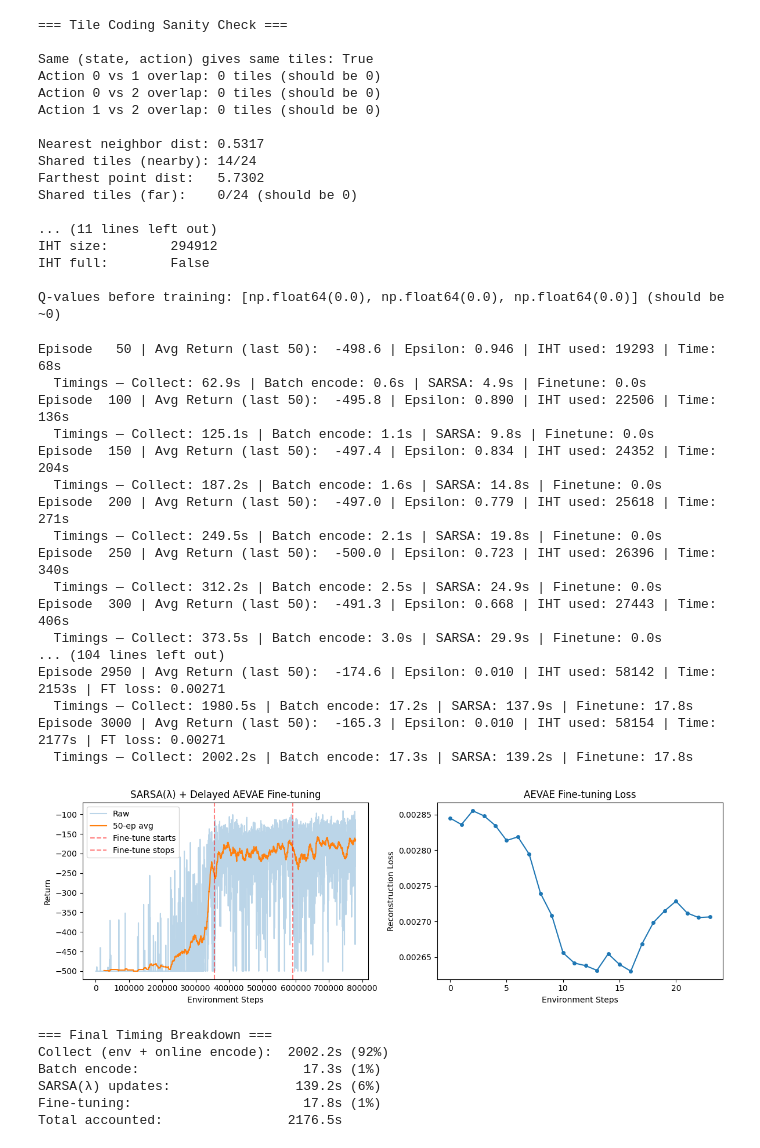
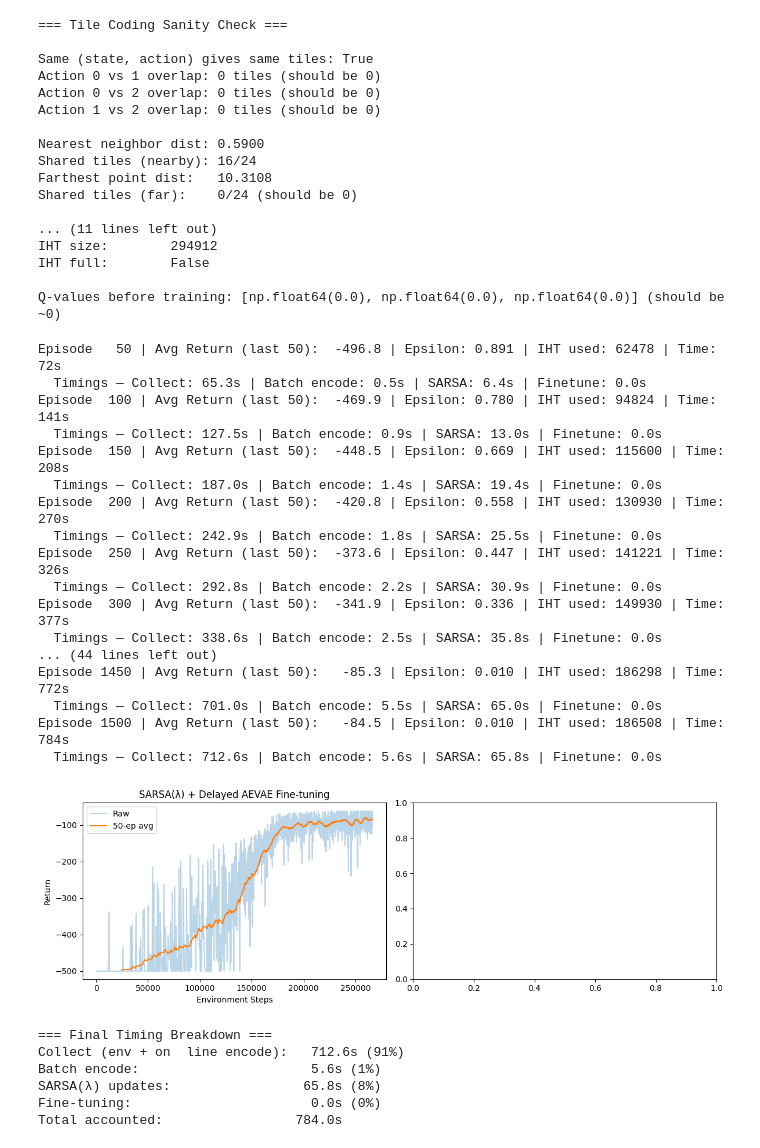
Before and after one commit to antony-zhao/RLTesting, a Jupyter notebook: rltesting/fvd_experiments/sarsa_acrobot.ipynb, the cells around one changed output. Drawn from its saved outputs; the diff is of its cells as text; code cells hidden in the pictures.

Commit message:
sarsa + intrinsic variables matching sarsa on raw for acrobot

```diff
--- a/rltesting/fvd_experiments/sarsa_acrobot.ipynb
+++ b/rltesting/fvd_experiments/sarsa_acrobot.ipynb
@@ -21,7 +21,7 @@ torch.manual_seed(0)
 
 to_numpy = lambda x: x.cpu().detach().numpy()
 framestack = 2
-latent_dim = 256
+latent_dim = 128
 obs_shape = 64
 data_steps = 100000
 num_epochs = 50
@@ -130,15 +132,15 @@ Checkpoint found, skipping training.
 if os.path.isfile('aevae_original.pt'):
     print("Checkpoint found, skipping training.")
 else:
-    intrinsic_dim = round(np.mean(latent_ID) * 1.5)
-    penalty_coef = 1e-4
+    intrinsic_dim = round(np.mean(latent_ID) * 1.2)
+    penalty_coef = 0
     double_autoencoder = AEVAE(encoder, decoder, latent_dim, intrinsic_dim).cuda()
     int_opt = torch.optim.AdamW(double_autoencoder.parameters(), 3e-4)
     int_scheduler = torch.optim.lr_scheduler.ExponentialLR(int_opt, gamma=0.99)
     penalty_anneal = np.linspace(0, 1, num_epochs) ** 0.25 * penalty_coef
     losses = []
     for i in range(1, num_epochs + 1):
-        for _ in range(steps_per_epoch):
+        for _ in range(steps_per_epoch * 2):
             samples = buffer.sample(256)
             obs = (torch.tensor(samples[0]).float().transpose(-3, -1) / 255).cuda()
             loss = double_autoencoder.reconstruction_loss(obs, penalty_anneal[num_epochs-1])
@@ -344,9 +351,9 @@ Action 0 vs 1 overlap: 0 tiles (should be 0)
 Action 0 vs 2 overlap: 0 tiles (should be 0)
 Action 1 vs 2 overlap: 0 tiles (should be 0)
 
-Nearest neighbor dist: 0.5317
-Shared tiles (nearby): 14/24
-Farthest point dist:   5.7302
+Nearest neighbor dist: 0.5900
+Shared tiles (nearby): 16/24
+Farthest point dist:   10.3108
 Shared tiles (far):    0/24 (should be 0)
 
 ... (11 lines left out)
@@ -362,7 +369,7 @@ import time
 aevae = copy.deepcopy(double_autoencoder)
 
 num_actions = env.action_space.n
-num_tiles_per_dim = 3
+num_tiles_per_dim = 5
 num_tilings = max(16, 4 * intrinsic_dim)
 iht_size = (num_tiles_per_dim + 1) ** intrinsic_dim * num_tilings * num_actions
 iht_size = max(iht_size, 4096)
@@ -372,16 +379,16 @@ w = np.zeros(iht_size)
 alpha = 0.1 / num_tilings
 lam = 0.9
 gamma = 1.0
-num_episodes = 3000
+num_episodes = 1500
 encode_batch_size = 128
 
 # Fine-tuning setup
 finetune_opt = torch.optim.Adam(aevae.parameters(), 1e-4)
 finetune_every = 50
-finetune_steps = 100
+finetune_steps = 200
 finetune_batch = 128
-finetune_after = 800
-finetune_until = 2000
+finetune_after = num_episodes #num_episodes // 3
+finetune_until = num_episodes #(num_episodes * 2) // 3
 
 with torch.no_grad():
     range_samples = buffer.sample(min(10000, buffer.size))
@@ -577,57 +584,57 @@ ft_end_step = timesteps[finetune_until - 1] if len(timesteps) > finetune_until e
 if ft_start_step:
     axes[0].axvline(x=ft_start_step, color='r', linestyle='--', alpha=0.5, label='Fine-tune starts')
 if ft_end_step:
     axes[0].axvline(x=ft_end_step, color='r', linestyle='--', alpha=0.5, label='Fine-tune stops')
 
 axes[0].set_xlabel('Environment Steps') # <-- Updated
 axes[0].set_ylabel('Return')
 axes[0].set_title('SARSA(λ) + Delayed AEVAE Fine-tuning')
 axes[0].legend()
 
 # 4. Fine-tuning Loss Plot
 if ft_losses:
     # Use the new ft_timesteps list for the x-axis
     axes[1].plot(ft_losses, marker='o', markersize=4)
     axes[1].set_xlabel('Environment Steps') # <-- Updated
     axes[1].set_ylabel('Reconstruction Loss')
     axes[1].set_title('AEVAE Fine-tuning Loss')
 
 plt.tight_layout()
 plt.show()
 
 # Final timing summary
 total = time_collect + time_batch_encode + time_sarsa + time_finetune
 print(f"\n=== Final Timing Breakdown ===")
 print(f"Collect (env + on  line encode): {time_collect:7.1f}s ({100*time_collect/total:.0f}%)")
 print(f"Batch encode:                  {time_batch_encode:7.1f}s ({100*time_batch_encode/total:.0f}%)")
 print(f"SARSA(λ) updates:              {time_sarsa:7.1f}s ({100*time_sarsa/total:.0f}%)")
 print(f"Fine-tuning:                   {time_finetune:7.1f}s ({100*time_finetune/total:.0f}%)")
 print(f"Total accounted:               {total:7.1f}s")
 # %% [output]
-Episode   50 | Avg Return (last 50):  -498.6 | Epsilon: 0.946 | IHT used: 19293 | Time: 68s
-  Timings — Collect: 62.9s | Batch encode: 0.6s | SARSA: 4.9s | Finetune: 0.0s
-Episode  100 | Avg Return (last 50):  -495.8 | Epsilon: 0.890 | IHT used: 22506 | Time: 136s
-  Timings — Collect: 125.1s | Batch encode: 1.1s | SARSA: 9.8s | Finetune: 0.0s
-Episode  150 | Avg Return (last 50):  -497.4 | Epsilon: 0.834 | IHT used: 24352 | Time: 204s
-  Timings — Collect: 187.2s | Batch encode: 1.6s | SARSA: 14.8s | Finetune: 0.0s
-Episode  200 | Avg Return (last 50):  -497.0 | Epsilon: 0.779 | IHT used: 25618 | Time: 271s
-  Timings — Collect: 249.5s | Batch encode: 2.1s | SARSA: 19.8s | Finetune: 0.0s
-Episode  250 | Avg Return (last 50):  -500.0 | Epsilon: 0.723 | IHT used: 26396 | Time: 340s
-  Timings — Collect: 312.2s | Batch encode: 2.5s | SARSA: 24.9s | Finetune: 0.0s
-Episode  300 | Avg Return (last 50):  -491.3 | Epsilon: 0.668 | IHT used: 27443 | Time: 406s
-  Timings — Collect: 373.5s | Batch encode: 3.0s | SARSA: 29.9s | Finetune: 0.0s
-... (104 lines left out)
-Episode 2950 | Avg Return (last 50):  -174.6 | Epsilon: 0.010 | IHT used: 58142 | Time: 2153s | FT loss: 0.00271
-  Timings — Collect: 1980.5s | Batch encode: 17.2s | SARSA: 137.9s | Finetune: 17.8s
-Episode 3000 | Avg Return (last 50):  -165.3 | Epsilon: 0.010 | IHT used: 58154 | Time: 2177s | FT loss: 0.00271
-  Timings — Collect: 2002.2s | Batch encode: 17.3s | SARSA: 139.2s | Finetune: 17.8s
+Episode   50 | Avg Return (last 50):  -496.8 | Epsilon: 0.891 | IHT used: 62478 | Time: 72s
+  Timings — Collect: 65.3s | Batch encode: 0.5s | SARSA: 6.4s | Finetune: 0.0s
+Episode  100 | Avg Return (last 50):  -469.9 | Epsilon: 0.780 | IHT used: 94824 | Time: 141s
+  Timings — Collect: 127.5s | Batch encode: 0.9s | SARSA: 13.0s | Finetune: 0.0s
+Episode  150 | Avg Return (last 50):  -448.5 | Epsilon: 0.669 | IHT used: 115600 | Time: 208s
+  Timings — Collect: 187.0s | Batch encode: 1.4s | SARSA: 19.4s | Finetune: 0.0s
+Episode  200 | Avg Return (last 50):  -420.8 | Epsilon: 0.558 | IHT used: 130930 | Time: 270s
+  Timings — Collect: 242.9s | Batch encode: 1.8s | SARSA: 25.5s | Finetune: 0.0s
+Episode  250 | Avg Return (last 50):  -373.6 | Epsilon: 0.447 | IHT used: 141221 | Time: 326s
+  Timings — Collect: 292.8s | Batch encode: 2.2s | SARSA: 30.9s | Finetune: 0.0s
+Episode  300 | Avg Return (last 50):  -341.9 | Epsilon: 0.336 | IHT used: 149930 | Time: 377s
+  Timings — Collect: 338.6s | Batch encode: 2.5s | SARSA: 35.8s | Finetune: 0.0s
+... (44 lines left out)
+Episode 1450 | Avg Return (last 50):   -85.3 | Epsilon: 0.010 | IHT used: 186298 | Time: 772s
+  Timings — Collect: 701.0s | Batch encode: 5.5s | SARSA: 65.0s | Finetune: 0.0s
+Episode 1500 | Avg Return (last 50):   -84.5 | Epsilon: 0.010 | IHT used: 186508 | Time: 784s
+  Timings — Collect: 712.6s | Batch encode: 5.6s | SARSA: 65.8s | Finetune: 0.0s
-[figure, old version]
+[figure, new version]
 === Final Timing Breakdown ===
-Collect (env + online encode):  2002.2s (92%)
-Batch encode:                     17.3s (1%)
-SARSA(λ) updates:                139.2s (6%)
-Fine-tuning:                      17.8s (1%)
-Total accounted:                2176.5s
+Collect (env + on  line encode):   712.6s (91%)
+Batch encode:                      5.6s (1%)
+SARSA(λ) updates:                 65.8s (8%)
+Fine-tuning:                       0.0s (0%)
+Total accounted:                 784.0s
 # %%
 # ---- SARSA(λ) on raw Acrobot state ---- #
 raw_env = gym.make('Acrobot-v1')
```
Also changed, not shown: parts of 13 cells of this notebook, 1 other file.
